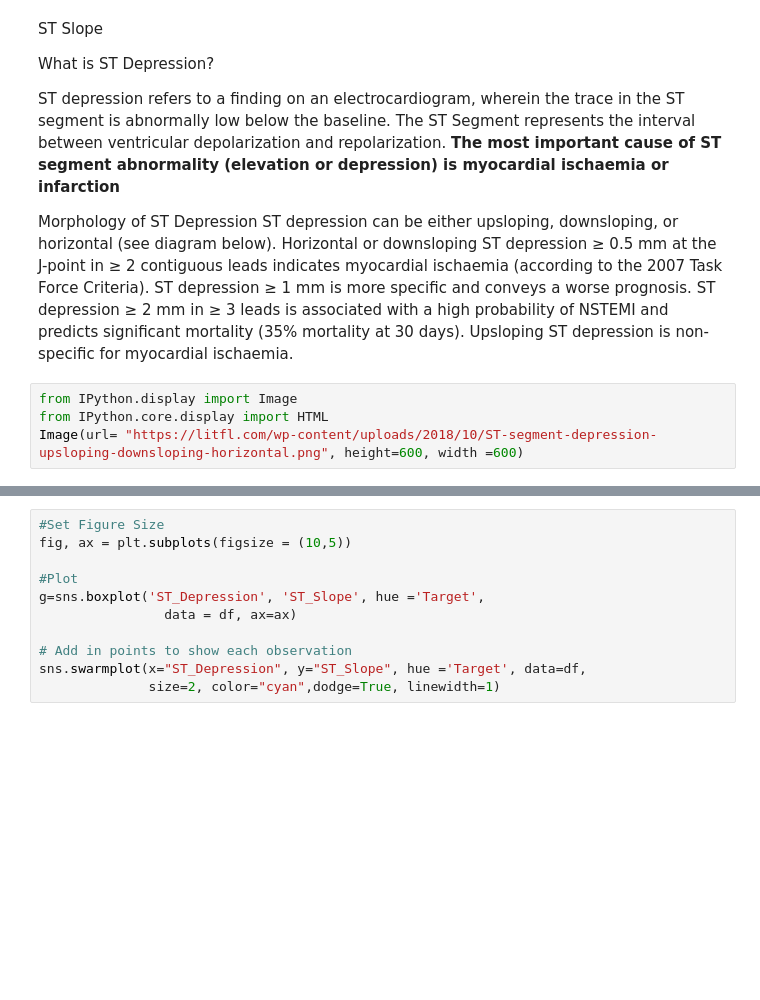
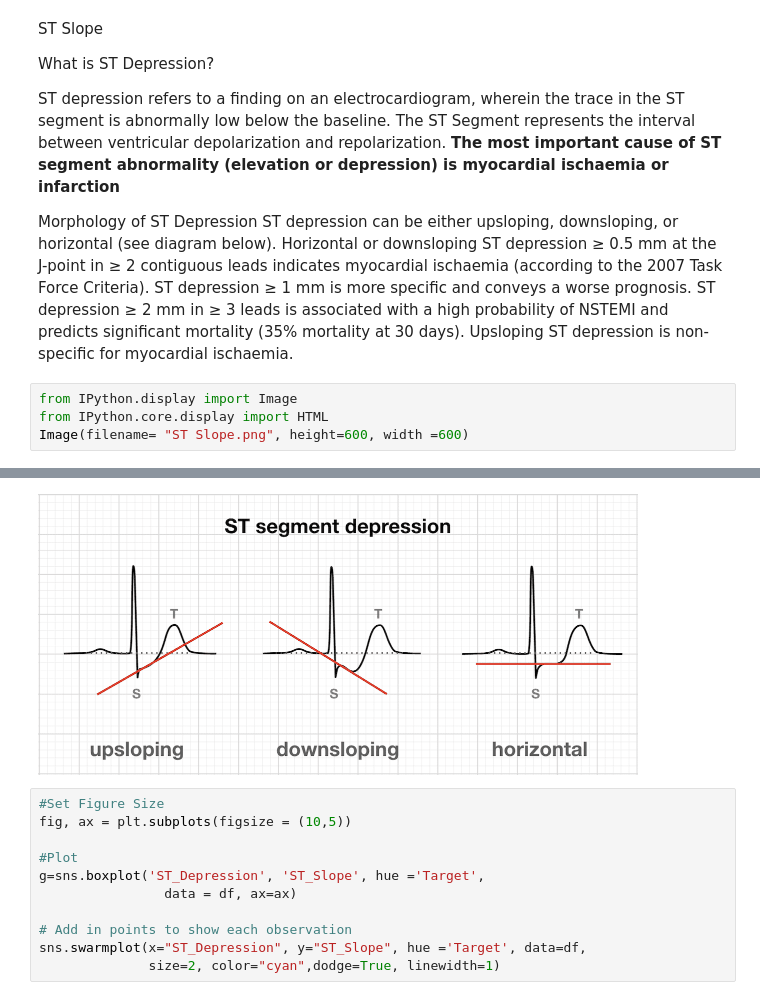
Before and after one commit to KishenSharma6/HeartDisease-Classification, a Jupyter notebook: Heart Disease - Classification.ipynb, the cells around one changed output, grey strips where cells are left out. Drawn from its saved outputs; the diff is of its cells as text; blank space fills up the shorter version.

```diff
--- a/Heart Disease - Classification.ipynb
+++ b/Heart Disease - Classification.ipynb
@@ -360,5 +360,5 @@ Upsloping ST depression is non-specific for myocardial ischaemia.
 # %%
 from IPython.display import Image
 from IPython.core.display import HTML
-Image(url= "https://litfl.com/wp-content/uploads/2018/10/ST-segment-depression-upsloping-downsloping-horizontal.png", height=600, width =600)
+Image(filename= "ST Slope.png", height=600, width =600)
 # %% [output]
@@ -366,3 +365,4 @@ Image(url= "https://litfl.com/wp-content/uploads/2018/10/ST-segment-depression-u
+[figure, added]
 # %%
 #Set Figure Size
 fig, ax = plt.subplots(figsize = (10,5))
```
Also changed, not shown: parts of 27 cells of this notebook.
